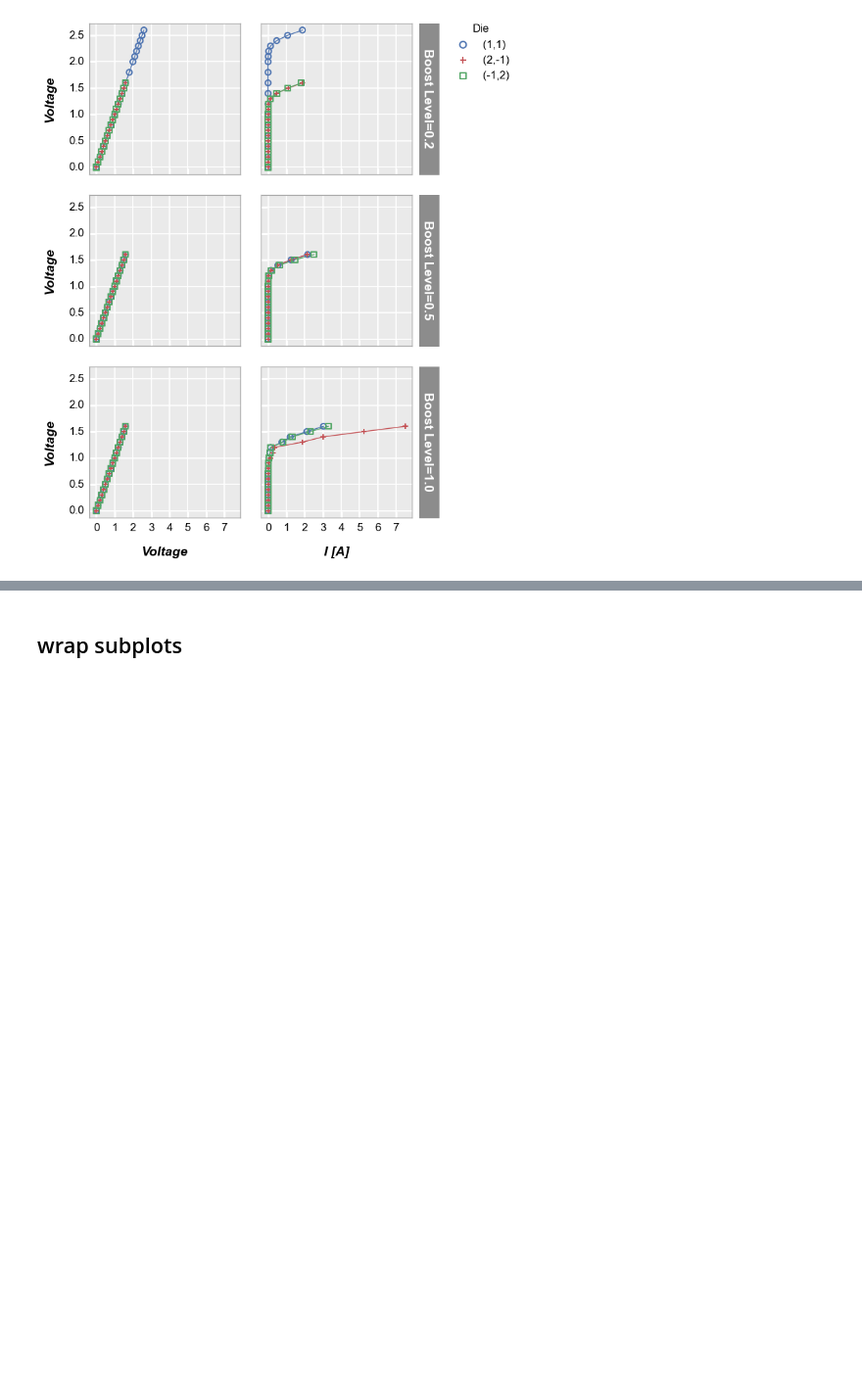
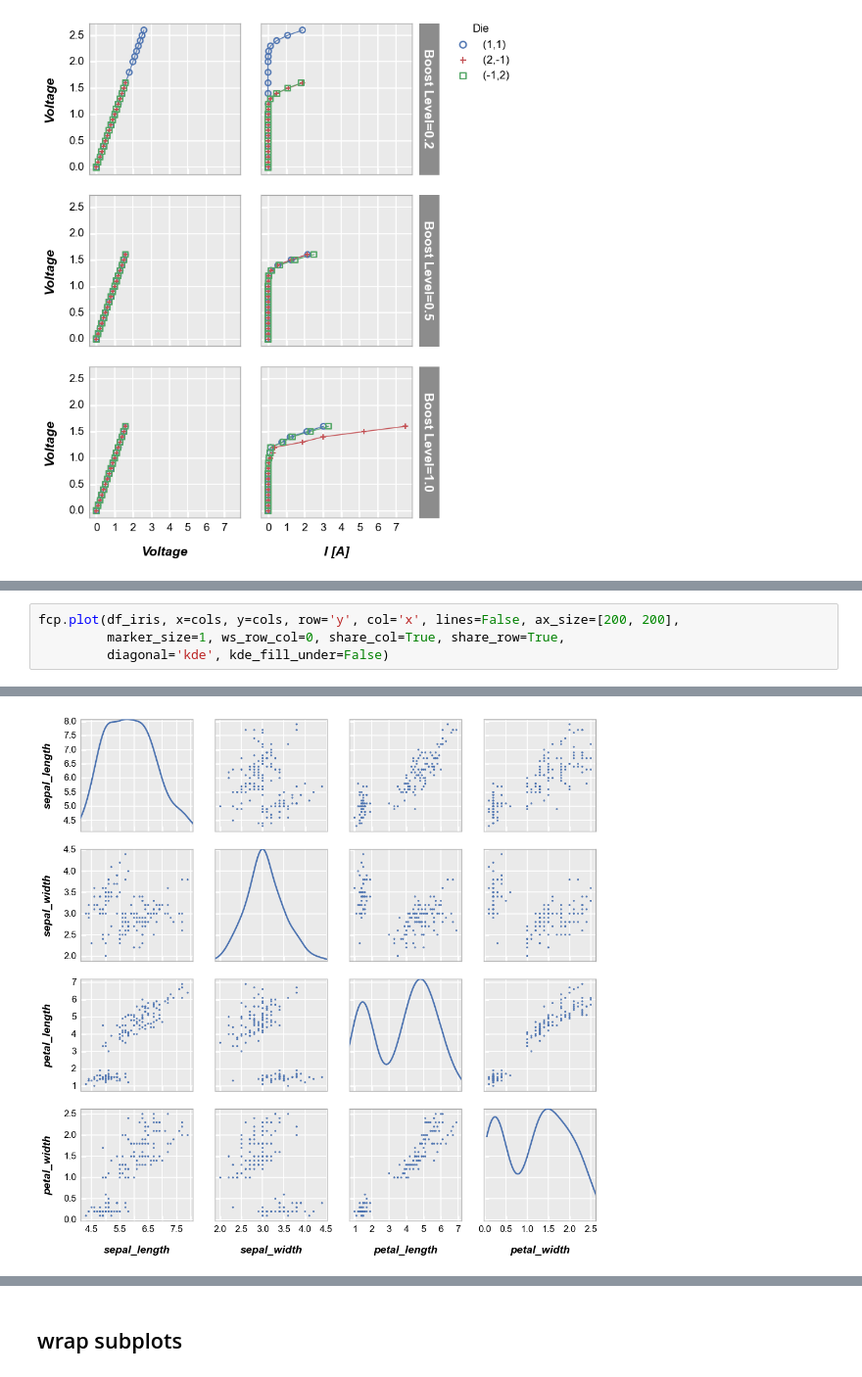
Before and after one commit to endangeredoxen/fivecentplots, a Jupyter notebook: doc/basics/grouping.ipynb, the cells around one changed output, grey strips where cells are left out. Shown at 98% size. Drawn from its saved outputs; the diff is of its cells as text; blank space fills up the shorter version.

```diff
--- a/doc/basics/grouping.ipynb
+++ b/doc/basics/grouping.ipynb
@@ -257,0 +307,5 @@ fcp.plot(df1, x=['Voltage', 'I [A]'], y='Voltage', legend='Die', row='Boost Leve
+# %%
+fcp.plot(df_iris, x=cols, y=cols, row='y', col='x', lines=False, ax_size=[200, 200],
+         marker_size=1, ws_row_col=0, share_col=True, share_row=True,
+         diagonal='kde', kde_fill_under=False)
+# %% [output]
@@ -257,0 +313 @@ fcp.plot(df1, x=['Voltage', 'I [A]'], y='Voltage', legend='Die', row='Boost Leve
+[figure, added]
```
Also changed, not shown: parts of 13 cells of this notebook, 36 other files.
